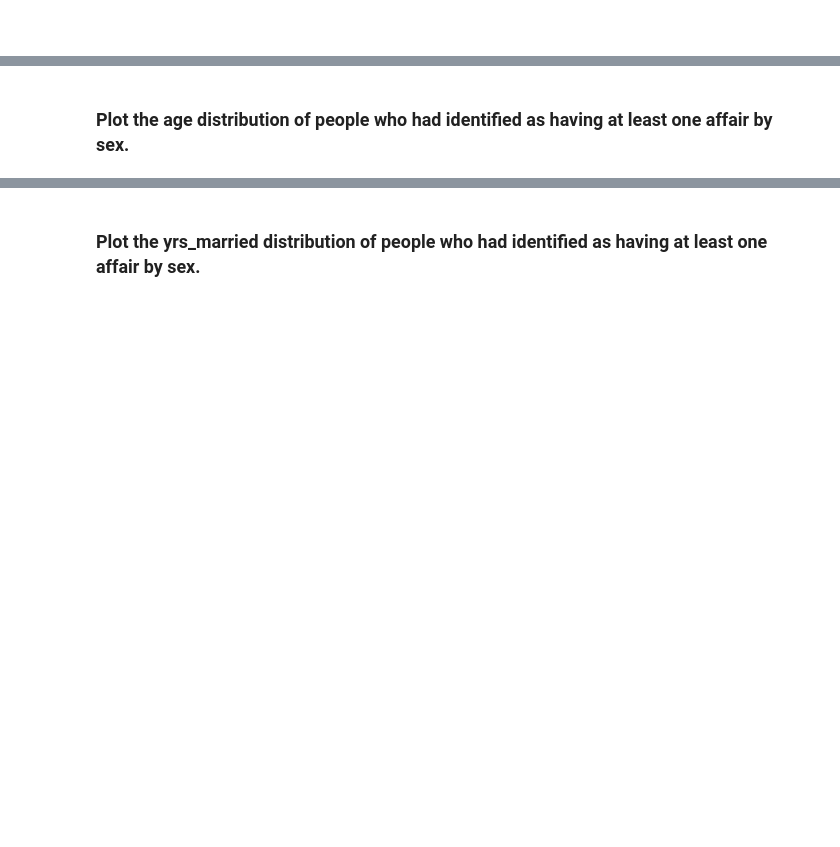
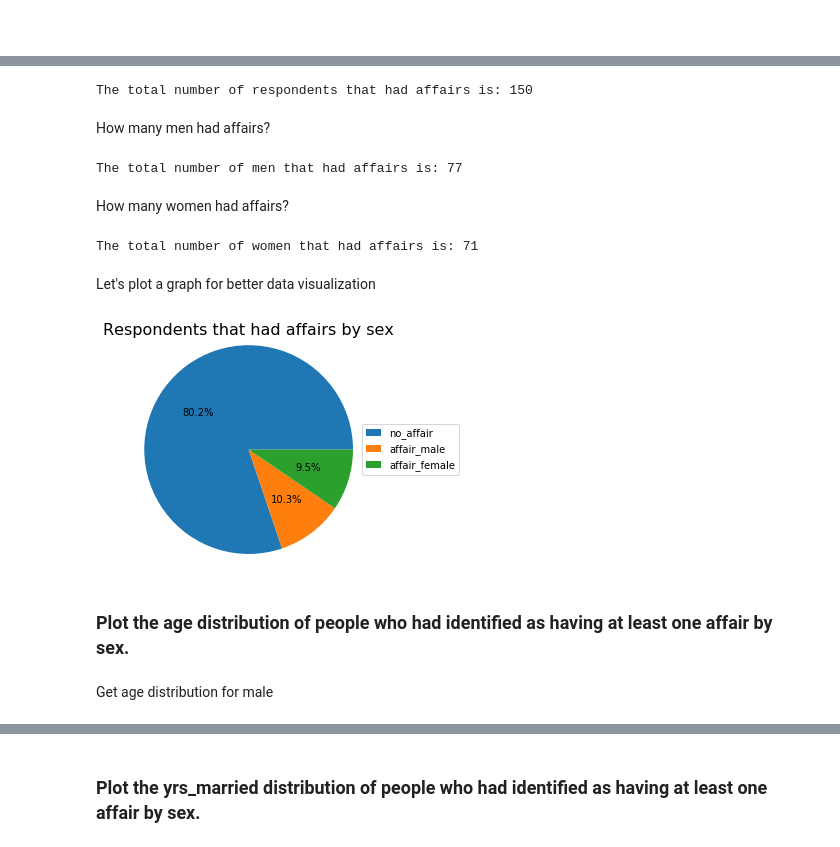
Before and after one commit to corneliailin/aae875_summer2019, a Jupyter notebook: lectures/Week5.ipynb, the cells around one changed output, grey strips where cells are left out. Drawn from its saved outputs; the diff is of its cells as text; code cells hidden in the pictures; blank space fills up the shorter version.

```diff
--- a/lectures/Week5.ipynb
+++ b/lectures/Week5.ipynb
@@ -236,9 +295,8 @@ As you can immagine doing data visuzalization, descriptive statistics and regres
 * type([sex, children]) = string (Note: nothing to change here; right now all the elements in affairs are strings)
 # %%
 # let's firt find the indexes of the columns that are strings
-string_col_index = [affairs[0].index("sex"), affairs[0].index("children")]
-print("Index of variable \"sex\" in column names is", string_col_index[0], end = ".\n")
-print("Index of variable \"children\" in column names is", string_col_index[1], end = ".\n")
+print("Index of variable \"sex\" in column names is", index_sex, end = ".\n")
+print("Index of variable \"children\" in column names is", index_children, end = ".\n")
 
 
 # change the type of all other columns to float
@@ -246,10 +304,10 @@ for row_index, row in enumerate(affairs):
     #print(row_index)
     if row_index == 0:
         continue
-    if row_index == 38: # for some reason this line of code cannot be trnsformed to integer
+    if row_index == 38: # for some reason this line of data cannot be trnsformed to integer
         continue
     for cell_index, cell in enumerate(row):
-        if cell_index in string_col_index:
+        if cell_index == index_sex or cell_index == index_children:
             continue
         else:
             affairs[row_index][cell_index] = float(cell)
@@ -339,2 +349,45 @@ Text(0, 0.5, 'Number of affairs')
+# %%
+# total number
+had_affair = had_affair_def(affairs)
+
+print("The total number of respondents that had affairs is:", len(had_affair) - 1)
+# %% [output]
+The total number of respondents that had affairs is: 150
+# %% [markdown]
+How many men had affairs?
+# %%
+had_affair_m = had_affair_m_def(had_affair)
+print("The total number of men that had affairs is:", len(had_affair_m) - 1)
+# %% [output]
+The total number of men that had affairs is: 77
+# %% [markdown]
+How many women had affairs?
+# %%
+had_affair_f = had_affair_f_def(had_affair)
+print("The total number of women that had affairs is:", len(had_affair_f) - 1)
+# %% [output]
+The total number of women that had affairs is: 71
+# %% [markdown]
+Let's plot a graph for better data visualization
+# %%
+# data to plot on a pie chart
+labels = ["no_affair", "affair_male", "affair_female"]
+sizes = [len(affairs) - 1, len(had_affair_m) - 1, len(had_affair_f) - 1]
+
+# plot
+handle, texts, autotexts = plt.pie(sizes, autopct = '%1.1f%%', radius = 1.2)
+
+# title
+plt.title('Respondents that had affairs by sex', fontsize = 16)
+
+# legend
+plt.legend(handle, labels,
+           loc = "center left",
+           bbox_to_anchor=(1, 0, 0.5, 1),
+           handlelength = 1.5);
+# %% [output]
+[figure, added]
 # %% [markdown]
 ### Plot the age distribution of people who had identified as having at least one affair by sex.
+# %% [markdown]
+Get age distribution for male
```
Also changed, not shown: parts of 49 cells of this notebook.
